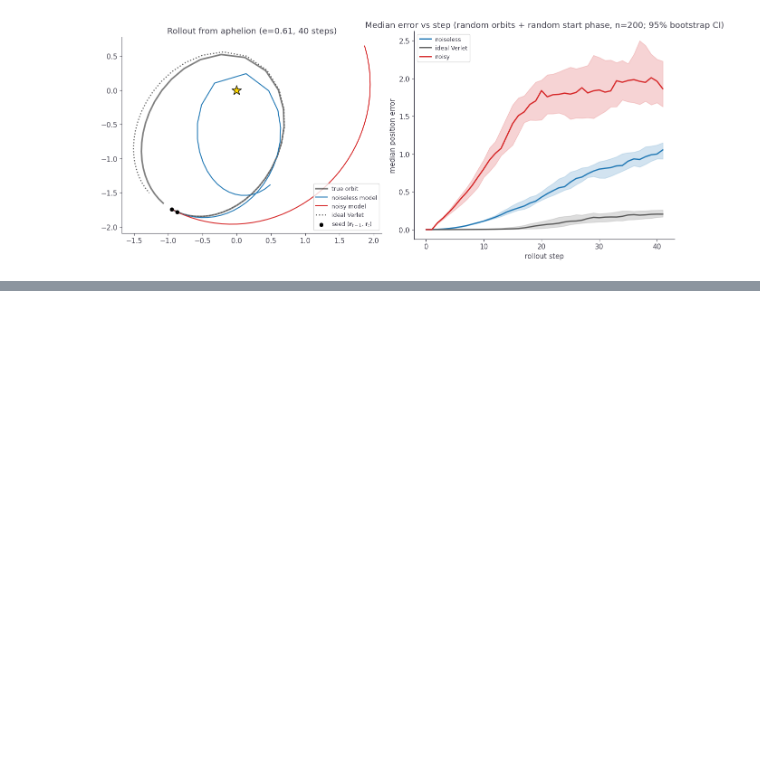
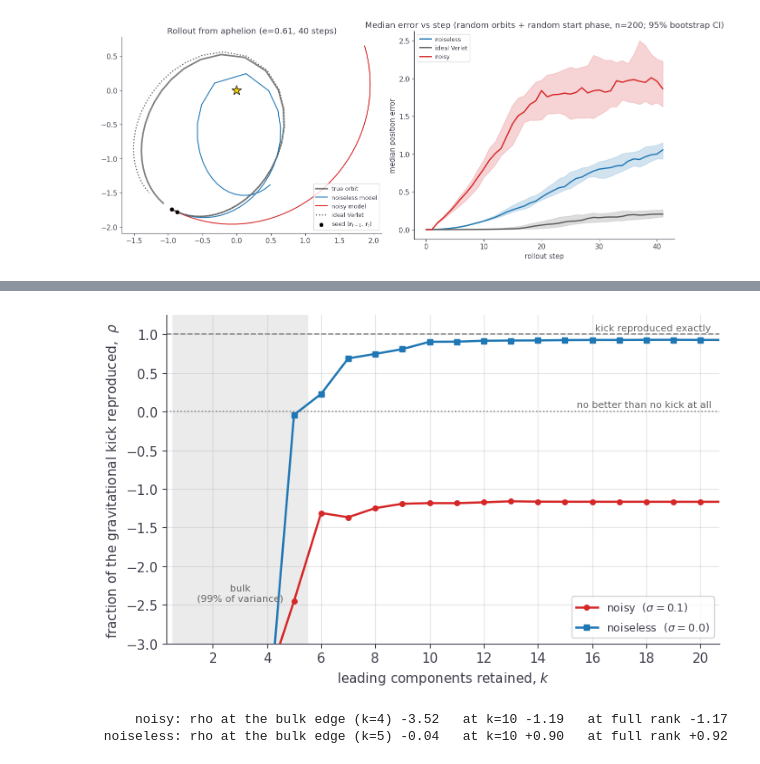
Before and after one commit to Arcadia-Science/world-model-orbits, a Jupyter notebook: index.ipynb, the cells around one changed output, grey strips where cells are left out. Cells and saved outputs as stored; diff of their text form; code cells hidden in the pictures; blank space fills up the shorter version.

```diff
--- a/index.ipynb
+++ b/index.ipynb
@@ -861,0 +926,24 @@ This is the point of reading out *how* a model computes, not just *what* it enco
+# %%
+#| label: fig-bulk-tail
+#| fig-cap: "Fraction of the gravitational kick reproduced by the bulk-only prediction, against the number of leading principal components retained. rho = 1 - |a_bulk - g|/|g|, taken per window then median: 1 is the kick reproduced exactly, 0 is no better than having no kick at all, and negative is worse than omitting gravity altogether. Shading marks the bulk, the leading components carrying 99% of the activation variance. Points below the axis limit at small k are off scale."
+#| code-fold: true
+fig, ax = plt.subplots(figsize=(7.4, 4.6))
+K99 = max(int(np.searchsorted(d['cum'], 0.99) + 1) for d in SUB.values())
+ax.axvspan(0.5, K99 + 0.5, color='0.92', zorder=0)
+ax.axhline(1, color='0.5', ls='--', lw=1.1, zorder=1)
+ax.axhline(0, color='0.5', ls=':',  lw=1.1, zorder=1)
+for (name, d), colour, marker in zip(SUB.items(), ('tab:red', 'tab:blue'), ('o', 's')):
+    ks = np.arange(1, len(d['rho']) + 1)
+    ax.plot(ks, d['rho'], marker + '-', color=colour, ms=4, lw=1.8, label=name, zorder=3)
+ax.text(K99 / 2 + 0.5, -2.45, 'bulk\n(99% of variance)', fontsize=8, color='0.4', ha='center')
+ax.text(20.4, 1.03, 'kick reproduced exactly', fontsize=8, color='0.4', ha='right', va='bottom')
+ax.text(20.4, 0.03, 'no better than no kick at all', fontsize=8, color='0.4', ha='right', va='bottom')
+ax.set_xlim(0.3, 20.7); ax.set_ylim(-3.0, 1.25); ax.set_xticks(np.arange(2, 21, 2))
+ax.set_xlabel('leading components retained, $k$')
+ax.set_ylabel(r'fraction of the gravitational kick reproduced,  $\rho$')
+ax.grid(alpha=0.3); ax.legend(fontsize=9, loc='lower right')
+fig.tight_layout(); plt.show()
+# %% [output]
+[figure, added]
+     noisy: rho at the bulk edge (k=4) -3.52   at k=10 -1.19   at full rank -1.17
+ noiseless: rho at the bulk edge (k=5) -0.04   at k=10 +0.90   at full rank +0.92
```
Also changed, not shown: parts of 39 cells of this notebook.
